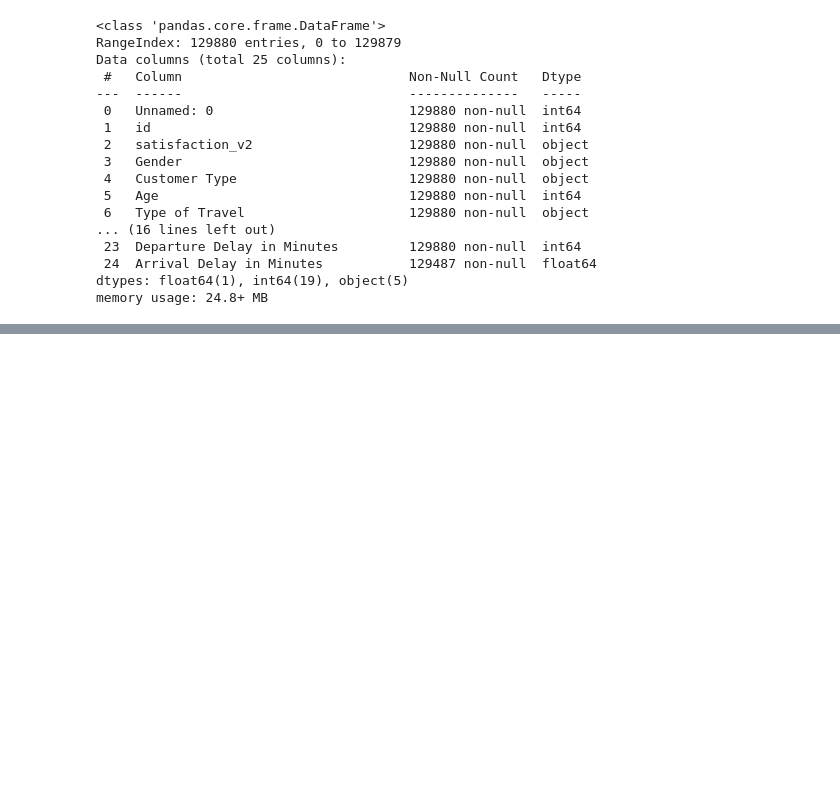
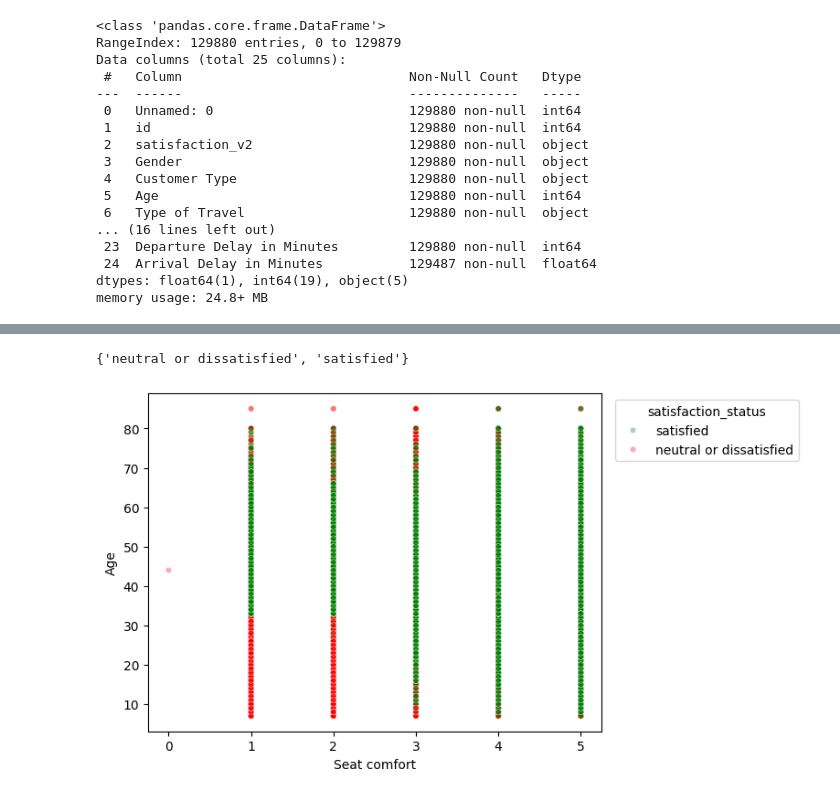
Before and after one commit to pasan-nadeeja-dev/Airplane-Passenger-Satisfaction, a Jupyter notebook: Airplane_Passenger_Satisfaction.ipynb, the cells around one changed output, grey strips where cells are left out. Saved outputs shown, nothing was run; the diff lists cells and outputs as text; code cells hidden in the pictures; blank space fills up the shorter version.

```diff
--- a/Airplane_Passenger_Satisfaction.ipynb
+++ b/Airplane_Passenger_Satisfaction.ipynb
@@ -102,3 +64,6 @@ Data columns (total 25 columns):
  24  Arrival Delay in Minutes           129487 non-null  float64
 dtypes: float64(1), int64(19), object(5)
 memory usage: 24.8+ MB
+# %%
+# Creating a copy of dataframe
+df_original_v3_copy = df_original_v3.copy()
@@ -104,0 +85,14 @@ memory usage: 24.8+ MB
+# %%
+# display all the result in a cell
+from IPython.core.interactiveshell import InteractiveShell
+InteractiveShell.ast_node_interactivity = "all"
+
+# Rename satisfaction_v2 column to satisfaction_status
+df_original_v3_copy.rename(columns = {"satisfaction_v2": "satisfaction_status"}, inplace=True)
+display(df_original_v3_copy)
+
+# Category variable unique values
+set(df_original_v3_copy['Gender'])
+set(df_original_v3_copy['Customer Type'])
+set(df_original_v3_copy['Type of Travel'])
+set(df_original_v3_copy['Class'])
@@ -104,0 +129,24 @@ memory usage: 24.8+ MB
+# %%
+# Update settings to view all columns
+pd.options.display.max_columns = None
+uni_df = set(df_original_v3_copy['satisfaction_v2'])
+display(uni_df)
+# %% [output]
+{'neutral or dissatisfied', 'satisfied'}
+# %%
+# Show in Scatterplot
+axis = sns.scatterplot(
+    data=df_original_v3_copy,
+    x='Seat comfort',
+    y='Age',
+    hue='satisfaction_status',
+    palette={
+        'satisfied': 'green',
+        'neutral or dissatisfied': 'red'
+    },
+    s=20,
+    alpha=0.33
+)
+sns.move_legend(axis, loc='upper right' , bbox_to_anchor=(1.45, 1), ncol=1 )
+# %% [output]
+[figure, added]
```
Also changed, not shown: parts of 15 cells of this notebook.
